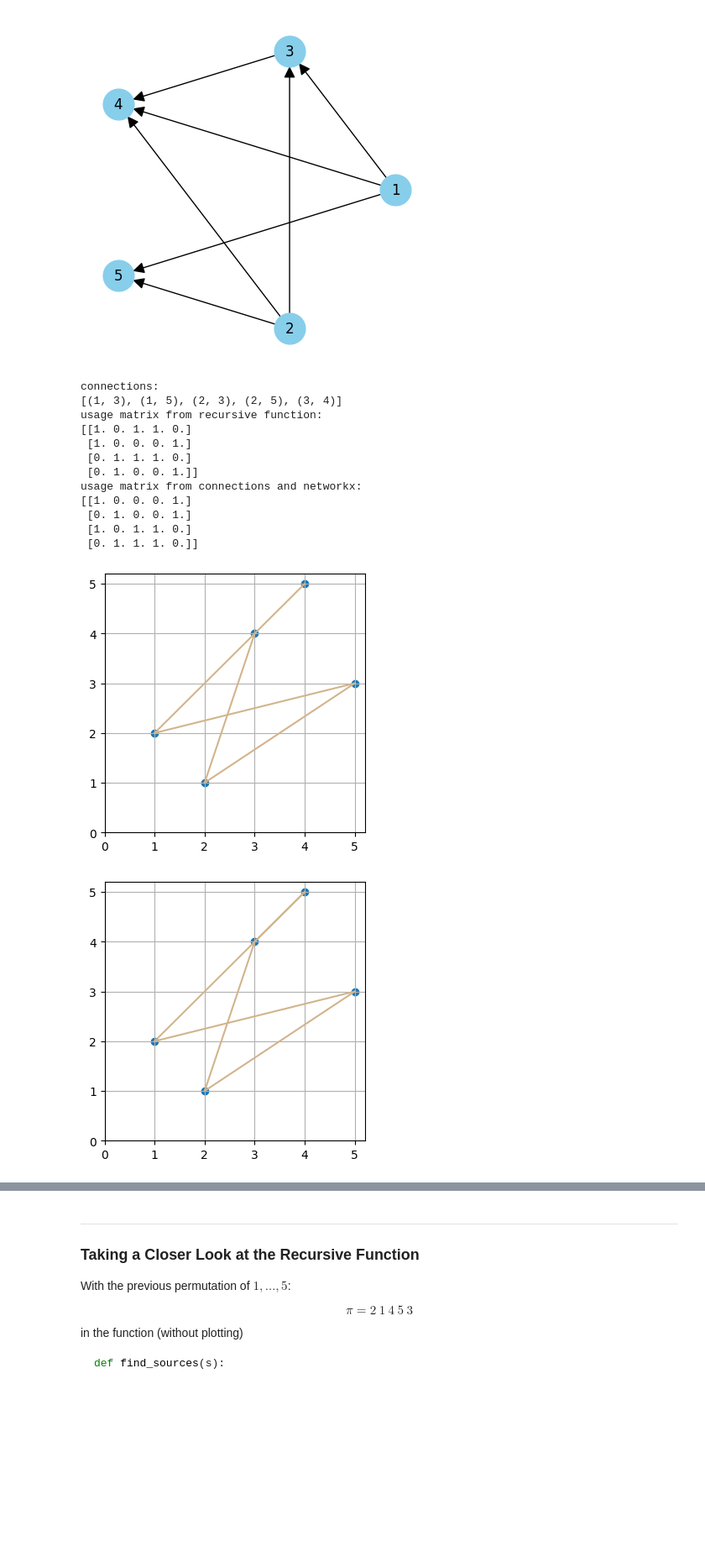
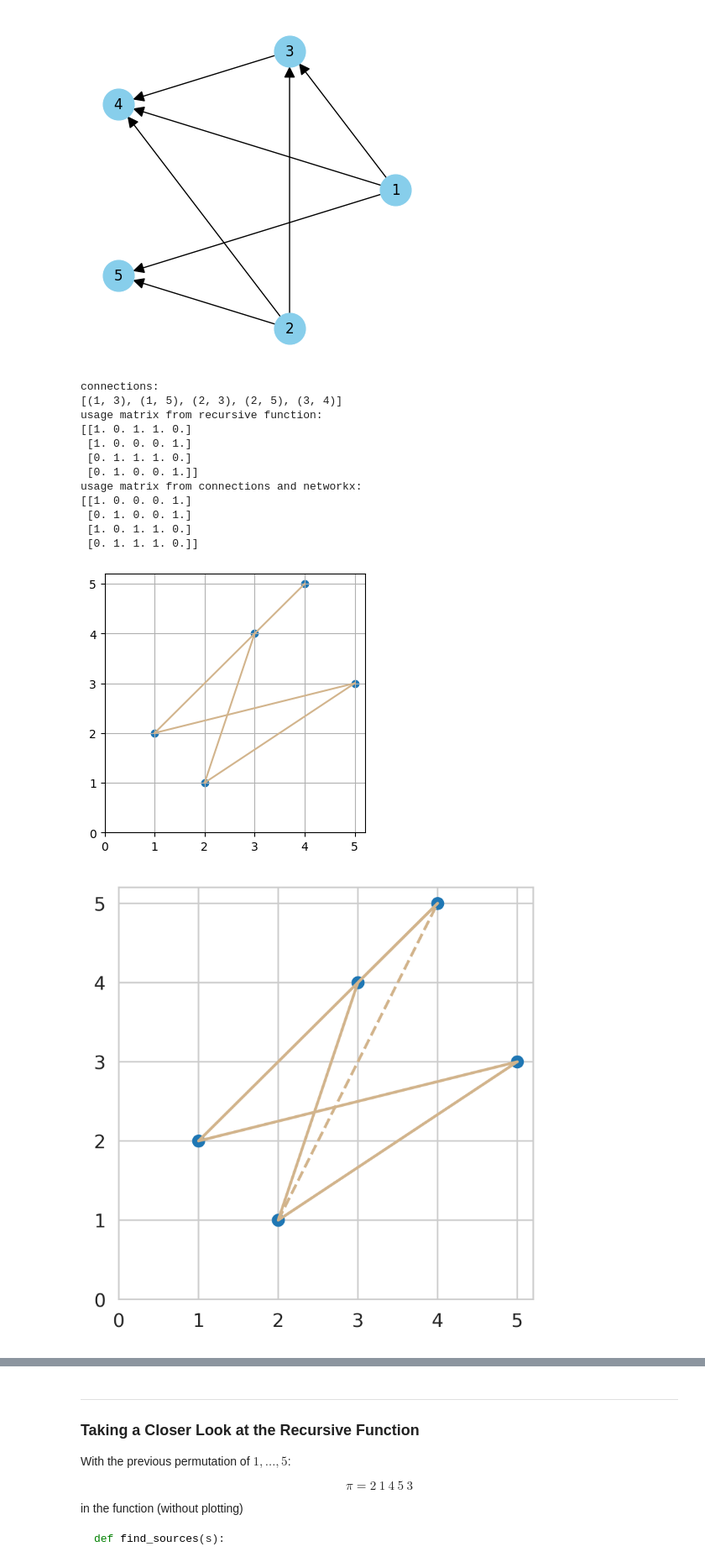
Before and after one commit to innyun/Modulus-Project, a Jupyter notebook: modulus_project.ipynb, the cells around one changed output, grey strips where cells are left out. Shown at 84% size. Saved outputs shown, nothing was run; the diff lists cells and outputs as text; code cells hidden in the pictures; blank space fills up the shorter version.

```diff
--- a/modulus_project.ipynb
+++ b/modulus_project.ipynb
@@ -244,14 +264,16 @@ def scatter_points(pi):
     x = range(1,6)
 
     # initialize figure
-    fig, fig = plt.subplots(figsize=(4, 4))
+    plt.figure(figsize=(4, 4), dpi=500)
 
     plt.scatter(x,pi)
 
     # Set the ticks to be at the edges of the bins.
-    fig.set_xticks(range(0,6))
-    fig.set_yticks(range(0,6))
+    plt.xticks(range(0,6))
+    plt.yticks(range(0,6))
     plt.grid(True)
 
+sns.set_style("whitegrid")
 scatter_points(pi)
+plt.rcdefaults()
 # %% [output]
@@ -639,13 +661,15 @@ def plot_all_MISS(s):
         # print(source)
         recurse(s, source, np.zeros(len(s)))
 
-    plt.figure(figsize=(4, 4))
+    plt.figure(figsize=(4, 4), dpi=500)
 
     plt.scatter(range(1, len(s) + 1), s)
 
     for row in m:
         indices = np.nonzero(row)
         plt.plot(indices[0] + 1, [s[i] for i in indices[0]], color='tan')
+
+    plt.plot([2, 4], [1, 5], color='tan', linestyle='--')
 
     plt.xticks(range(0, len(s) + 1))
     plt.yticks(range(0, len(s) + 1))
@@ -679,34 +703,36 @@ def MISS_from_connections(c, s_len):
 
     pos = nx.circular_layout(g)
     nx.draw(g, pos, with_labels=True, arrowsize=20, node_size=700, node_color='skyblue')
 
     return m
 
 pi = [2, 1, 4, 5, 3]
 
 print("connections:")
 valid_connections = plot_all_connections(pi)
 # print(connections)
 print(valid_connections)
 print("usage matrix from recursive function:")
+sns.set_style("whitegrid")
 print(plot_all_MISS(pi))
+plt.rcdefaults()
 print("usage matrix from connections and networkx:")
 print(MISS_from_connections(valid_connections, len(pi)))
 # %% [output]
 connections:
 [(1, 3), (1, 5), (2, 3), (2, 5), (3, 4)]
 usage matrix from recursive function:
 [[1. 0. 1. 1. 0.]
  [1. 0. 0. 0. 1.]
  [0. 1. 1. 1. 0.]
  [0. 1. 0. 0. 1.]]
 usage matrix from connections and networkx:
 [[1. 0. 0. 0. 1.]
  [0. 1. 0. 0. 1.]
  [1. 0. 1. 1. 0.]
  [0. 1. 1. 1. 0.]]
 [figure]
-[figure, old version]
+[figure, new version]
 [figure]
 # %% [markdown]
 ___
```
Also changed, not shown: parts of 8 cells of this notebook, 1 other file.
